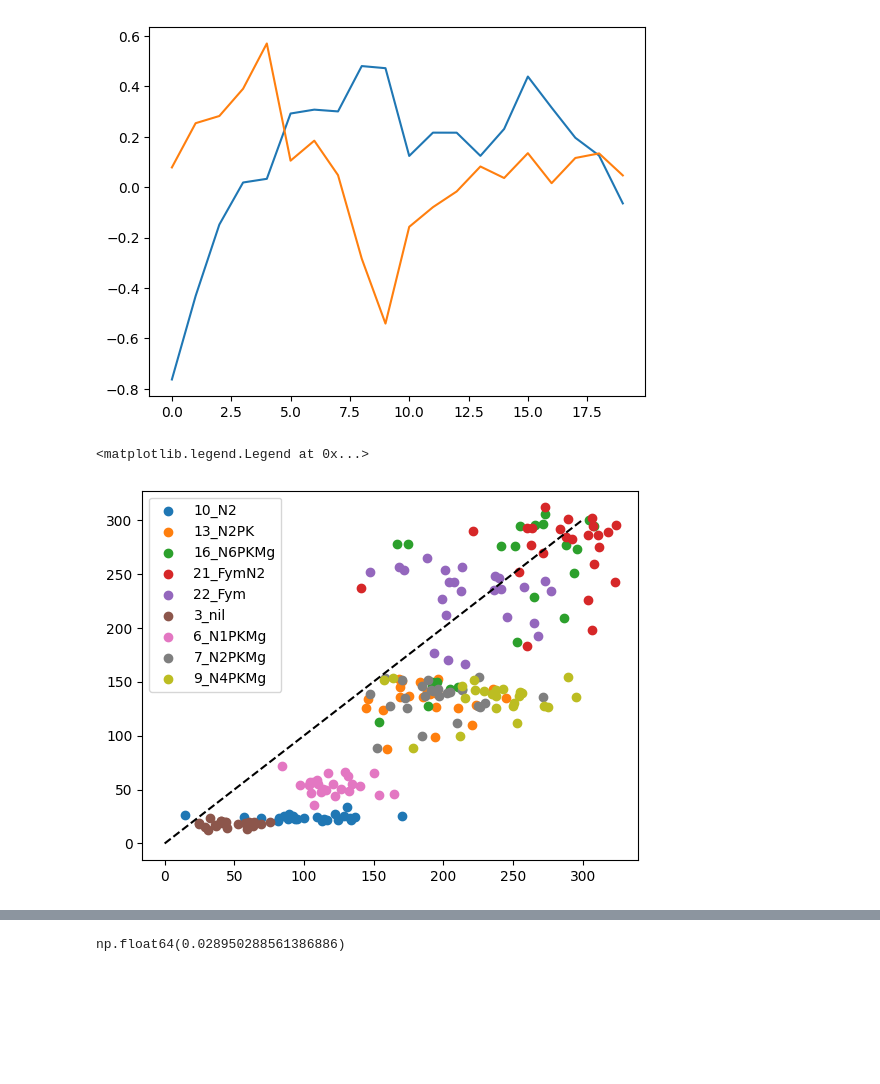
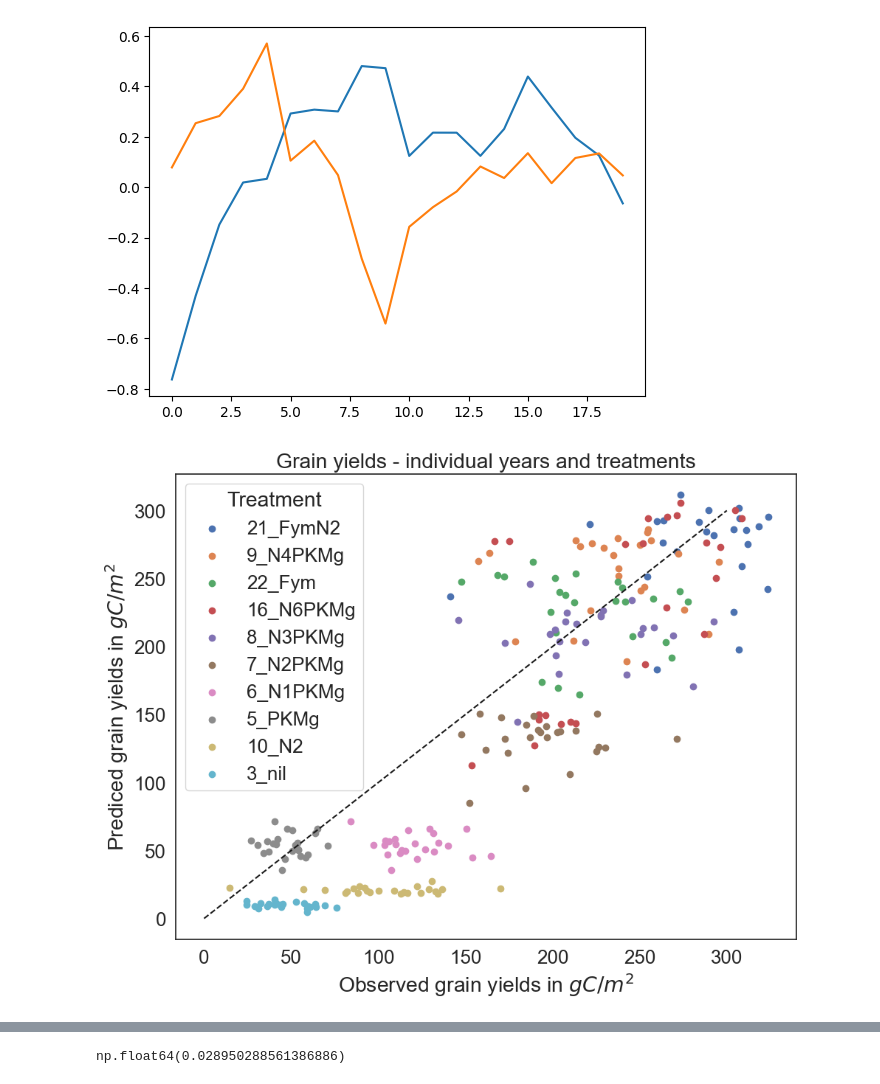
Before and after one commit to bauerfe/TnC, a Jupyter notebook: analysis.ipynb, the cells around one changed output, grey strips where cells are left out. Drawn from its saved outputs; the diff is of its cells as text; code cells hidden in the pictures; blank space fills up the shorter version.

```diff
--- a/analysis.ipynb
+++ b/analysis.ipynb
@@ -82,0 +86,3 @@ for exp, fn in experiment_filepaths.items():
+# %%
+for k, e in data.items():
+    print(k, e["path"])
@@ -131,0 +165,3 @@ for exp_name, exp_data in data.items():
+# %%
+for k, e in data.items():
+    print(f"{k} - Grain: {np.nanmean(e['grain_yield_obs_t/ha']):.2f} - Straw: {np.nanmean(e['straw_yield_obs_t/ha']):.2f}")
@@ -171,14 +217,18 @@ plt.plot(normalize(data[exp]["grain_yield_obs"][:-1]))
 # %%
 for exp in data.values():
     for yield_type in ("grain", "straw"):
-        for suffix in ["", "_obs"]:
-            varname = f"{yield_type}_yield{suffix}"
-            val = exp[varname]
+        varname_mod = f"{yield_type}_yield"
+        varname_obs = f"{yield_type}_yield_obs"
+        obs_available = ~np.isnan(exp[varname_obs])
+        for varname in [varname_mod, varname_obs]:
+            val = exp[varname][obs_available]
             mean = np.mean(val)
             std = np.std(val)
             exp[f"mean_{varname}"] = mean
             exp[f"std_{varname}"] = std
             exp[f"normalized_{varname}"] = (val - mean) / std
+            val_full = exp[varname]
+            exp[f"normalized_{varname}_full"] = (val_full - np.nanmean(val_full)) / np.nanstd(val_full)
 # %%
 sns.set(font_scale=1.2)
 sns.set_style("white")
@@ -236,7 +339,7 @@ count=0
 N = 10000
 for i in range(N):
     perm = np.random.permutation(annual_grain_yield_means_obs)
-    if np.corrcoef(annual_grain_yield_means, perm)[0,1] > corr:
+    if np.abs(np.corrcoef(annual_grain_yield_means, perm)[0,1]) > np.abs(corr):
         count += 1
-print(f"p-value of the correlation coefficient (one-sided): {count / N:.3f}")
+print(f"p-value of the correlation coefficient (two-sided): {count / N:.3f}")
 # %% [output]
@@ -293,10 +481,15 @@ plt.plot(ag5_obs)
 [<matplotlib.lines.Line2D at 0x...>]
 [figure]
 # %%
-for name, exp in data.items():
+plt.figure(figsize=(10,8))
+for i, (name, exp) in enumerate(reversed(sorted(data.items(), key=lambda x:x[1]["mean_grain_yield"]))):
     plt.scatter(exp["grain_yield_obs"], exp["grain_yield"], label=name)
 plt.plot([0,300], [0,300], "k--")
-plt.legend(loc="best")
+plt.title("Grain yields - individual years and treatments")
+plt.xlabel(r"Observed grain yields in $gC / m^2$")
+plt.ylabel(r"Prediced grain yields in $gC / m^2$")
+plt.legend(loc="best", title="Treatment")
+plt.tight_layout()
+plt.savefig("grain_yields_individual_years.png")
 # %% [output]
-<matplotlib.legend.Legend at 0x...>
-[figure, old version]
+[figure, new version]
```
Also changed, not shown: parts of 42 cells of this notebook, 3 other files.
